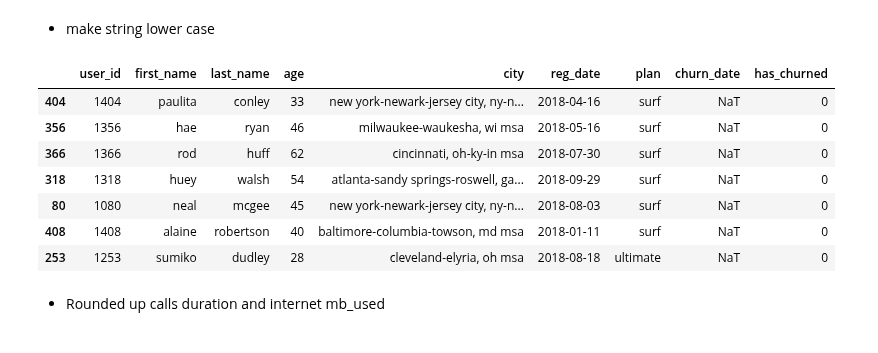
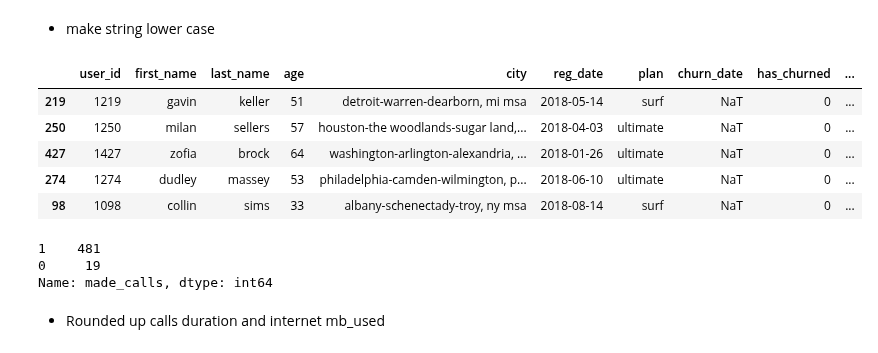
Before and after one commit to rainbowmoonlight/Yandex_Practicum_Projects, a Jupyter notebook: 03 Telecom Statistical Data Analysis/Telecom Statistical Data Analysis.ipynb, the cells around one changed output. Cells and saved outputs as stored; diff of their text form; code cells hidden in the pictures.

```diff
--- a/03 Telecom Statistical Data Analysis/Telecom Statistical Data Analysis.ipynb
+++ b/03 Telecom Statistical Data Analysis/Telecom Statistical Data Analysis.ipynb
@@ -504,0 +545,2 @@ calls.head()
+# %%
+calls = calls.loc[calls['duration']>0]
@@ -526,17 +672,25 @@ messages.head()
 users['city'] = users['city'].str.lower()
 users['first_name'] = users['first_name'].str.lower()
 users['last_name'] = users['last_name'].str.lower()
+# %%
+users['days_before_churn'] = np.where(users['churn_date'].isna() == False, (users['churn_date']-users['reg_date']).dt.days, np.nan)
+# %%
+users['made_calls'] = np.where(users['user_id'].isin(calls['user_id']) == True, 1, 0)
 # %%
-users.sample(7)
+users.sample(5)
 # %% [output]
-|  | user_id | first_name | last_name | age | city | reg_date | plan | churn_date | has_churned |
-| 404 | 1404 | paulita | conley | 33 | new york-newark-jersey city, ny-n... | 2018-04-16 | surf | NaT | 0 |
-| 356 | 1356 | hae | ryan | 46 | milwaukee-waukesha, wi msa | 2018-05-16 | surf | NaT | 0 |
-| 366 | 1366 | rod | huff | 62 | cincinnati, oh-ky-in msa | 2018-07-30 | surf | NaT | 0 |
-| 318 | 1318 | huey | walsh | 54 | atlanta-sandy springs-roswell, ga... | 2018-09-29 | surf | NaT | 0 |
-| 80 | 1080 | neal | mcgee | 45 | new york-newark-jersey city, ny-n... | 2018-08-03 | surf | NaT | 0 |
-| 408 | 1408 | alaine | robertson | 40 | baltimore-columbia-towson, md msa | 2018-01-11 | surf | NaT | 0 |
-| 253 | 1253 | sumiko | dudley | 28 | cleveland-elyria, oh msa | 2018-08-18 | ultimate | NaT | 0 |
+|  | user_id | first_name | last_name | age | city | reg_date | plan | churn_date | has_churned | ... |
+| 219 | 1219 | gavin | keller | 51 | detroit-warren-dearborn, mi msa | 2018-05-14 | surf | NaT | 0 | ... |
+| 250 | 1250 | milan | sellers | 57 | houston-the woodlands-sugar land,... | 2018-04-03 | ultimate | NaT | 0 | ... |
+| 427 | 1427 | zofia | brock | 64 | washington-arlington-alexandria, ... | 2018-01-26 | ultimate | NaT | 0 | ... |
+| 274 | 1274 | dudley | massey | 53 | philadelphia-camden-wilmington, p... | 2018-06-10 | ultimate | NaT | 0 | ... |
+| 98 | 1098 | collin | sims | 33 | albany-schenectady-troy, ny msa | 2018-08-14 | surf | NaT | 0 | ... |
+# %%
+users['made_calls'].value_counts()
+# %% [output]
+1    481
+0     19
+Name: made_calls, dtype: int64
 # %% [markdown]
 - Rounded up calls duration and internet mb_used
 # %%
```
Also changed, not shown: parts of 39 cells of this notebook.
